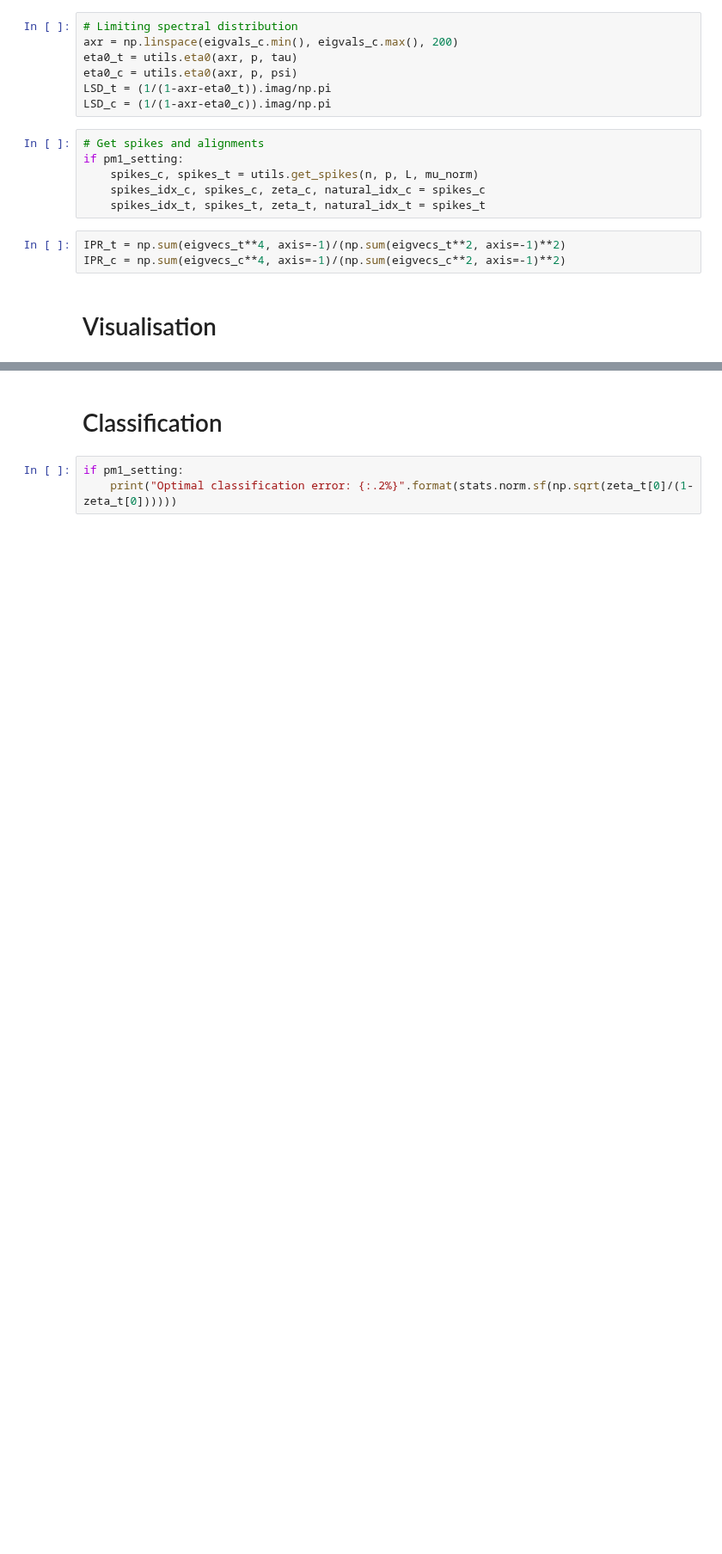
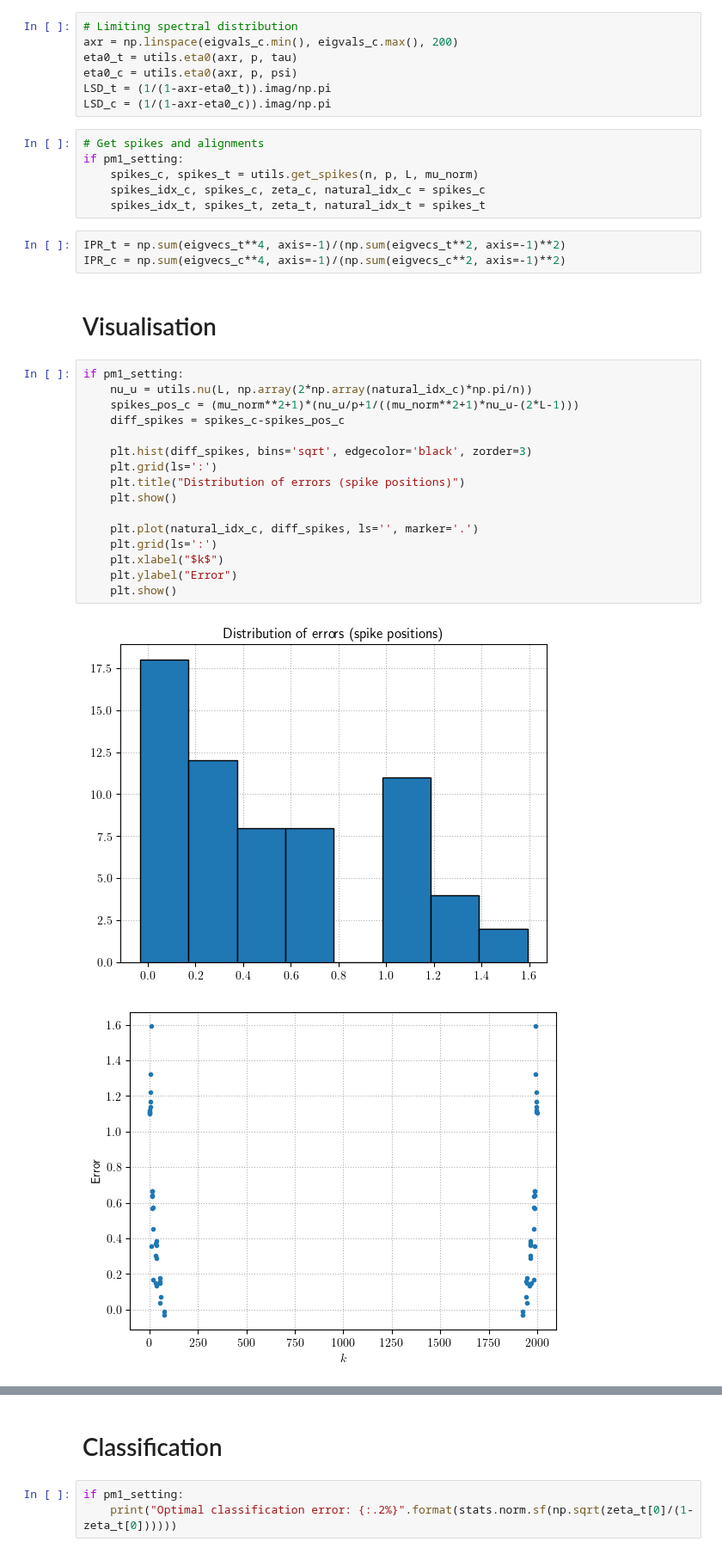
Before and after one commit to HugoLebeau/online_learning, a Jupyter notebook: Toeplitz puncturing.ipynb, the cells around one changed output, grey strips where cells are left out. Shown at 86% size. Saved outputs shown, nothing was run; the diff lists cells and outputs as text; blank space fills up the shorter version.

```diff
--- a/Toeplitz puncturing.ipynb
+++ b/Toeplitz puncturing.ipynb
@@ -70,6 +72,25 @@ IPR_t = np.sum(eigvecs_t**4, axis=-1)/(np.sum(eigvecs_t**2, axis=-1)**2)
 IPR_c = np.sum(eigvecs_c**4, axis=-1)/(np.sum(eigvecs_c**2, axis=-1)**2)
 # %% [markdown]
 # Visualisation
+# %%
+if pm1_setting:
+    nu_u = utils.nu(L, np.array(2*np.array(natural_idx_c)*np.pi/n))
+    spikes_pos_c = (mu_norm**2+1)*(nu_u/p+1/((mu_norm**2+1)*nu_u-(2*L-1)))
+    diff_spikes = spikes_c-spikes_pos_c
+
+    plt.hist(diff_spikes, bins='sqrt', edgecolor='black', zorder=3)
+    plt.grid(ls=':')
+    plt.title("Distribution of errors (spike positions)")
+    plt.show()
+
+    plt.plot(natural_idx_c, diff_spikes, ls='', marker='.')
+    plt.grid(ls=':')
+    plt.xlabel("$k$")
+    plt.ylabel("Error")
+    plt.show()
+# %% [output]
+[figure, added]
+[figure, added]
 # %%
 plt.hist(eigvals_t.flatten(), bins='auto', color='skyblue', edgecolor='black', density=True, zorder=2)
 plt.plot(axr, LSD_t, color='red', label="LSD")
```
Also changed, not shown: parts of 18 cells of this notebook.
